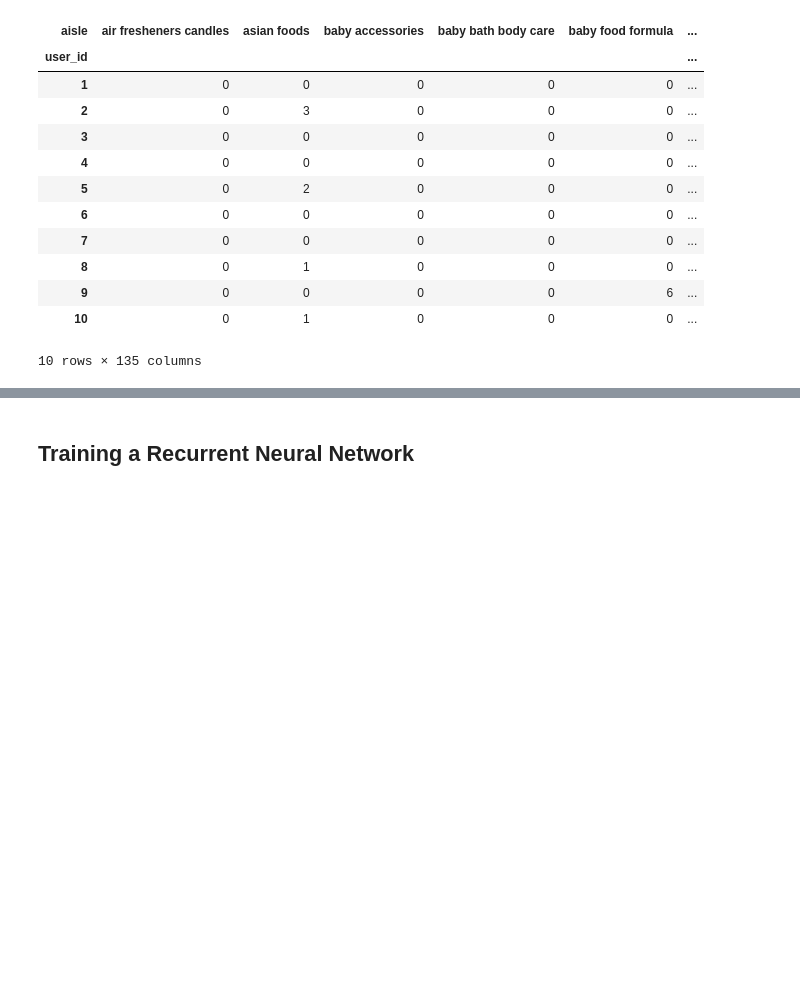
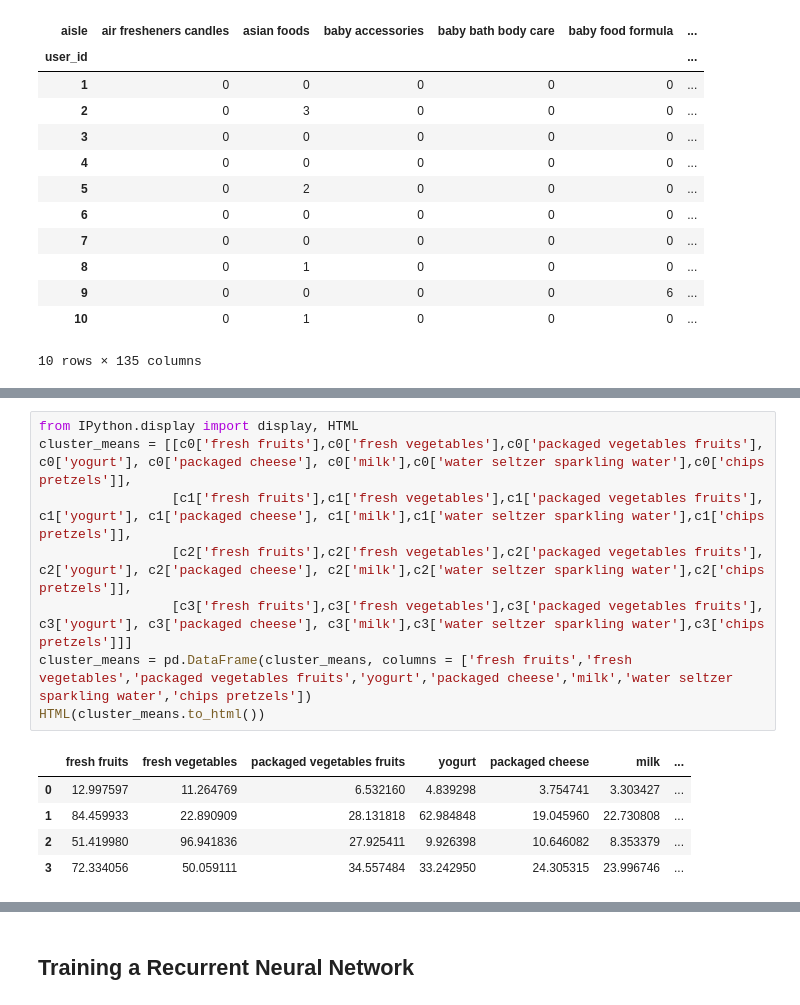
Before and after one commit to asindico/Instacart-Analysis, a Jupyter notebook: notebook.ipynb, the cells around one changed output, grey strips where cells are left out. Drawn from its saved outputs; the diff is of its cells as text; blank space fills up the shorter version.

```diff
--- a/notebook.ipynb
+++ b/notebook.ipynb
@@ -279,0 +358,14 @@ plt.show()
+# %%
+from IPython.display import display, HTML
+cluster_means = [[c0['fresh fruits'],c0['fresh vegetables'],c0['packaged vegetables fruits'], c0['yogurt'], c0['packaged cheese'], c0['milk'],c0['water seltzer sparkling water'],c0['chips pretzels']],
+                 [c1['fresh fruits'],c1['fresh vegetables'],c1['packaged vegetables fruits'], c1['yogurt'], c1['packaged cheese'], c1['milk'],c1['water seltzer sparkling water'],c1['chips pretzels']],
+                 [c2['fresh fruits'],c2['fresh vegetables'],c2['packaged vegetables fruits'], c2['yogurt'], c2['packaged cheese'], c2['milk'],c2['water seltzer sparkling water'],c2['chips pretzels']],
+                 [c3['fresh fruits'],c3['fresh vegetables'],c3['packaged vegetables fruits'], c3['yogurt'], c3['packaged cheese'], c3['milk'],c3['water seltzer sparkling water'],c3['chips pretzels']]]
+cluster_means = pd.DataFrame(cluster_means, columns = ['fresh fruits','fresh vegetables','packaged vegetables fruits','yogurt','packaged cheese','milk','water seltzer sparkling water','chips pretzels'])
+HTML(cluster_means.to_html())
+# %% [output]
+|  | fresh fruits | fresh vegetables | packaged vegetables fruits | yogurt | packaged cheese | milk | ... |
+| 0 | 12.997597 | 11.264769 | 6.532160 | 4.839298 | 3.754741 | 3.303427 | ... |
+| 1 | 84.459933 | 22.890909 | 28.131818 | 62.984848 | 19.045960 | 22.730808 | ... |
+| 2 | 51.419980 | 96.941836 | 27.925411 | 9.926398 | 10.646082 | 8.353379 | ... |
+| 3 | 72.334056 | 50.059111 | 34.557484 | 33.242950 | 24.305315 | 23.996746 | ... |
```
Also changed, not shown: parts of 7 cells of this notebook.
